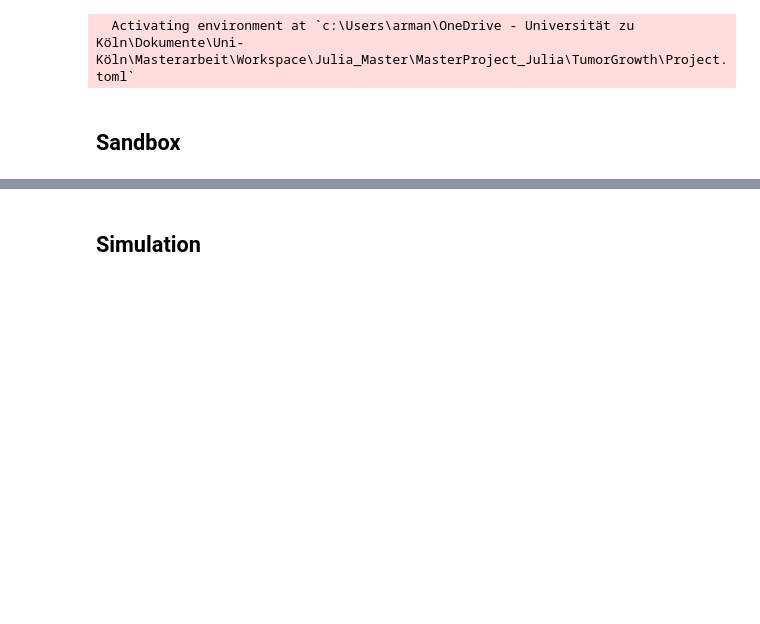
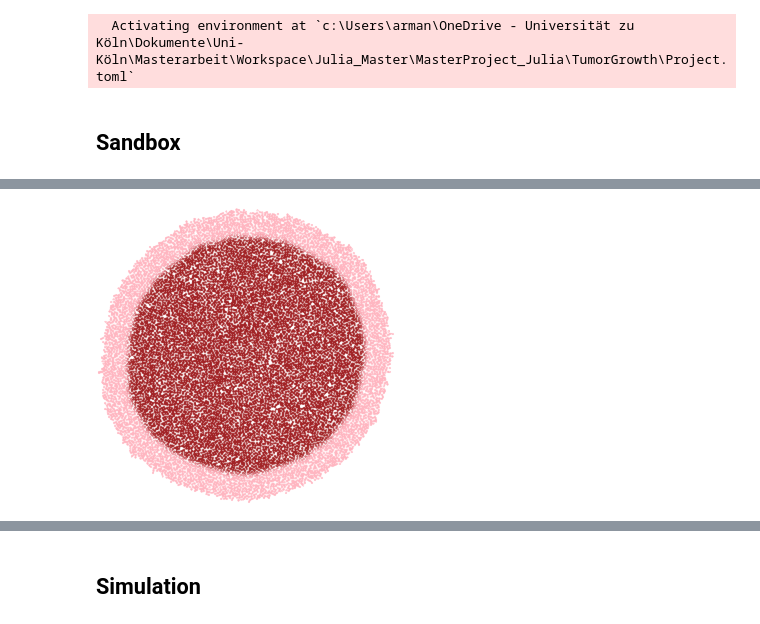
Before and after one commit to aangaji/TumorGrowth, a Jupyter notebook: usage.ipynb, the cells around one changed output, grey strips where cells are left out. Cells and saved outputs as stored; diff of their text form; code cells hidden in the pictures; blank space fills up the shorter version.

```diff
--- a/usage.ipynb
+++ b/usage.ipynb
@@ -28 +37,7 @@ Progress: Tumor size  839        Time: 0:00:00
+# %%
+plotting(tumor, color=c, shading=false, inline=true, size=(300, 300),
+    path="R-dependent-d_slices_dlessb.png"
+)
+# %% [output]
+[figure, added]
 # %%
```
Also changed, not shown: parts of 13 cells of this notebook, 11 other files.
